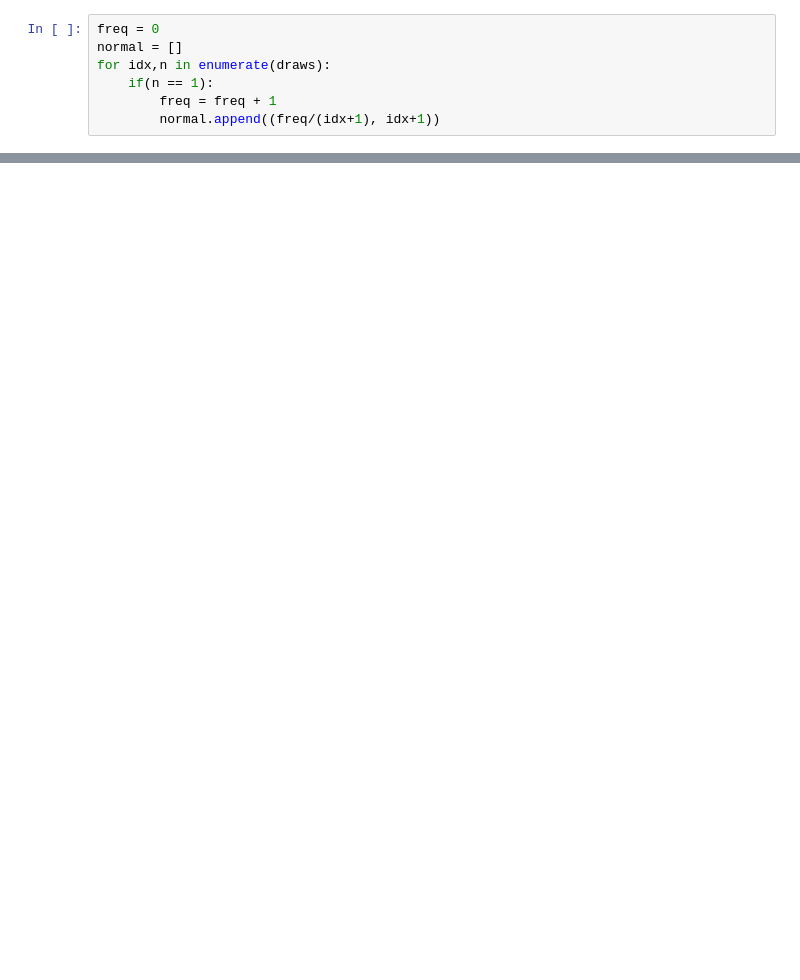
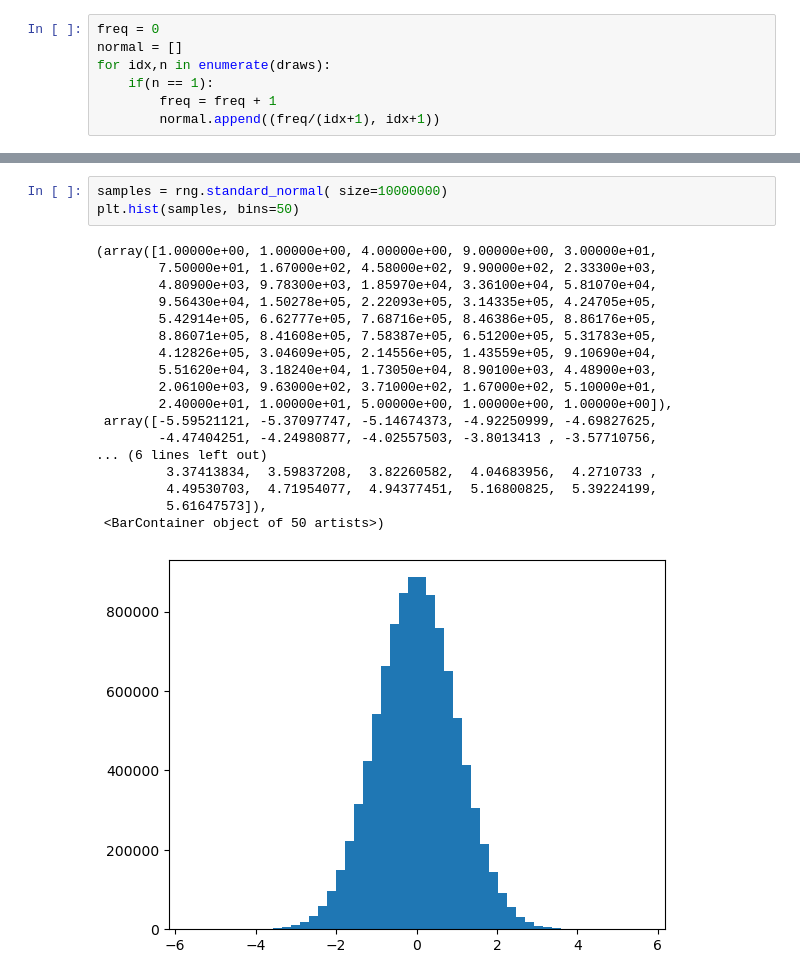
Before and after one commit to mertensblackfyre/data_analysis_projects, a Jupyter notebook: numpy/LLN.ipynb, the cells around one changed output, grey strips where cells are left out. Drawn from its saved outputs; the diff is of its cells as text; blank space fills up the shorter version.

```diff
--- a/numpy/LLN.ipynb
+++ b/numpy/LLN.ipynb
@@ -24,0 +25,22 @@ plt.show()
+# %%
+samples = rng.standard_normal( size=10000000)
+plt.hist(samples, bins=50)
+# %% [output]
+(array([1.00000e+00, 1.00000e+00, 4.00000e+00, 9.00000e+00, 3.00000e+01,
+        7.50000e+01, 1.67000e+02, 4.58000e+02, 9.90000e+02, 2.33300e+03,
+        4.80900e+03, 9.78300e+03, 1.85970e+04, 3.36100e+04, 5.81070e+04,
+        9.56430e+04, 1.50278e+05, 2.22093e+05, 3.14335e+05, 4.24705e+05,
+        5.42914e+05, 6.62777e+05, 7.68716e+05, 8.46386e+05, 8.86176e+05,
+        8.86071e+05, 8.41608e+05, 7.58387e+05, 6.51200e+05, 5.31783e+05,
+        4.12826e+05, 3.04609e+05, 2.14556e+05, 1.43559e+05, 9.10690e+04,
+        5.51620e+04, 3.18240e+04, 1.73050e+04, 8.90100e+03, 4.48900e+03,
+        2.06100e+03, 9.63000e+02, 3.71000e+02, 1.67000e+02, 5.10000e+01,
+        2.40000e+01, 1.00000e+01, 5.00000e+00, 1.00000e+00, 1.00000e+00]),
+ array([-5.59521121, -5.37097747, -5.14674373, -4.92250999, -4.69827625,
+        -4.47404251, -4.24980877, -4.02557503, -3.8013413 , -3.57710756,
+... (6 lines left out)
+         3.37413834,  3.59837208,  3.82260582,  4.04683956,  4.2710733 ,
+         4.49530703,  4.71954077,  4.94377451,  5.16800825,  5.39224199,
+         5.61647573]),
+ <BarContainer object of 50 artists>)
+[figure, added]
```
Also changed, not shown: parts of 2 cells of this notebook, 1 other file.
